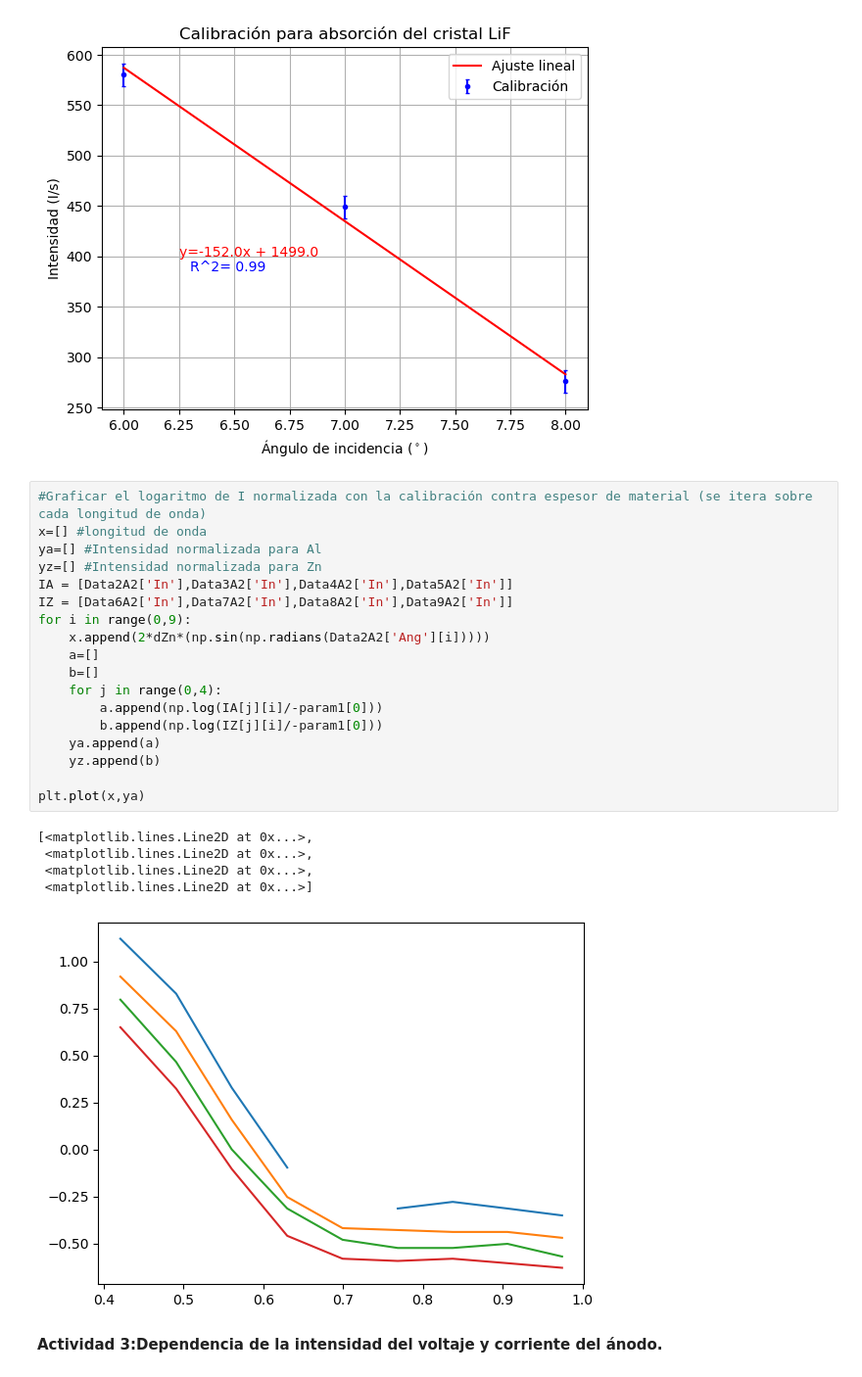
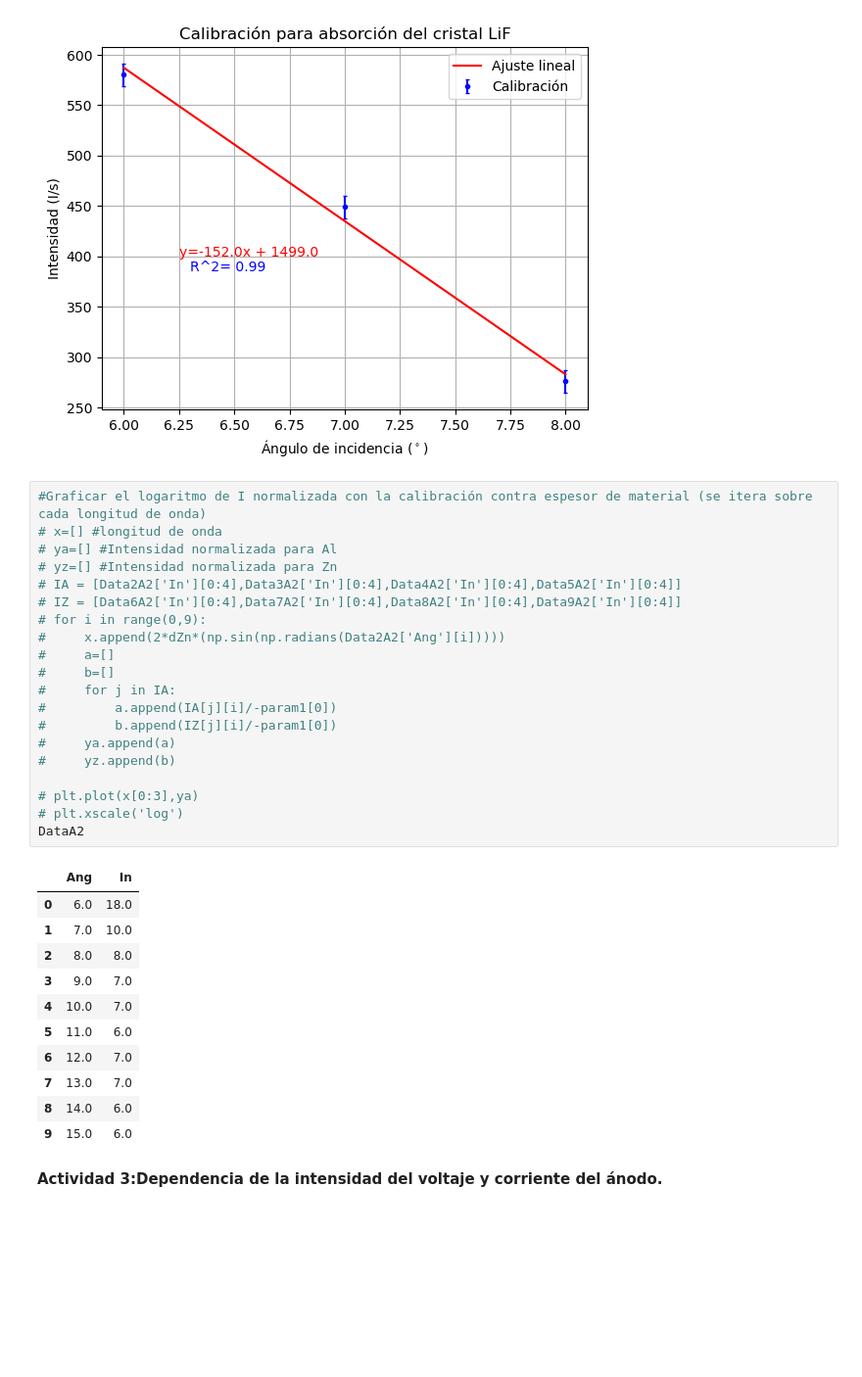
Before and after one commit to ccuellarn/Laboratorio-Intermedio---Pr-cticas20242, a Jupyter notebook: Rayos X/Rayos X.ipynb, the cells around one changed output. Shown at 98% size. Cells and saved outputs as stored; diff of their text form; blank space fills up the shorter version.

```diff
--- a/Rayos X/Rayos X.ipynb
+++ b/Rayos X/Rayos X.ipynb
@@ -332,28 +332,36 @@ plt.show()
 [figure]
 # %%
 #Graficar el logaritmo de I normalizada con la calibración contra espesor de material (se itera sobre cada longitud de onda)
-x=[] #longitud de onda
-ya=[] #Intensidad normalizada para Al
-yz=[] #Intensidad normalizada para Zn
-IA = [Data2A2['In'],Data3A2['In'],Data4A2['In'],Data5A2['In']]
-IZ = [Data6A2['In'],Data7A2['In'],Data8A2['In'],Data9A2['In']]
-for i in range(0,9):
-    x.append(2*dZn*(np.sin(np.radians(Data2A2['Ang'][i]))))
-    a=[]
-    b=[]
-    for j in range(0,4):
-        a.append(np.log(IA[j][i]/-param1[0]))
-        b.append(np.log(IZ[j][i]/-param1[0]))
-    ya.append(a)
-    yz.append(b)
+# x=[] #longitud de onda
+# ya=[] #Intensidad normalizada para Al
+# yz=[] #Intensidad normalizada para Zn
+# IA = [Data2A2['In'][0:4],Data3A2['In'][0:4],Data4A2['In'][0:4],Data5A2['In'][0:4]]
+# IZ = [Data6A2['In'][0:4],Data7A2['In'][0:4],Data8A2['In'][0:4],Data9A2['In'][0:4]]
+# for i in range(0,9):
+#     x.append(2*dZn*(np.sin(np.radians(Data2A2['Ang'][i]))))
+#     a=[]
+#     b=[]
+#     for j in IA:
+#         a.append(IA[j][i]/-param1[0])
+#         b.append(IZ[j][i]/-param1[0])
+#     ya.append(a)
+#     yz.append(b)
 
-plt.plot(x,ya)
+# plt.plot(x[0:3],ya)
+# plt.xscale('log')
+DataA2
 # %% [output]
-[<matplotlib.lines.Line2D at 0x...>,
- <matplotlib.lines.Line2D at 0x...>,
- <matplotlib.lines.Line2D at 0x...>,
- <matplotlib.lines.Line2D at 0x...>]
-[figure, removed]
+|  | Ang | In |
+| 0 | 6.0 | 18.0 |
+| 1 | 7.0 | 10.0 |
+| 2 | 8.0 | 8.0 |
+| 3 | 9.0 | 7.0 |
+| 4 | 10.0 | 7.0 |
+| 5 | 11.0 | 6.0 |
+| 6 | 12.0 | 7.0 |
+| 7 | 13.0 | 7.0 |
+| 8 | 14.0 | 6.0 |
+| 9 | 15.0 | 6.0 |
 # %% [markdown]
 **Actividad 3:Dependencia de la intensidad del voltaje y corriente del ánodo.**
 # %%
```
Also changed, not shown: 1 other file.
